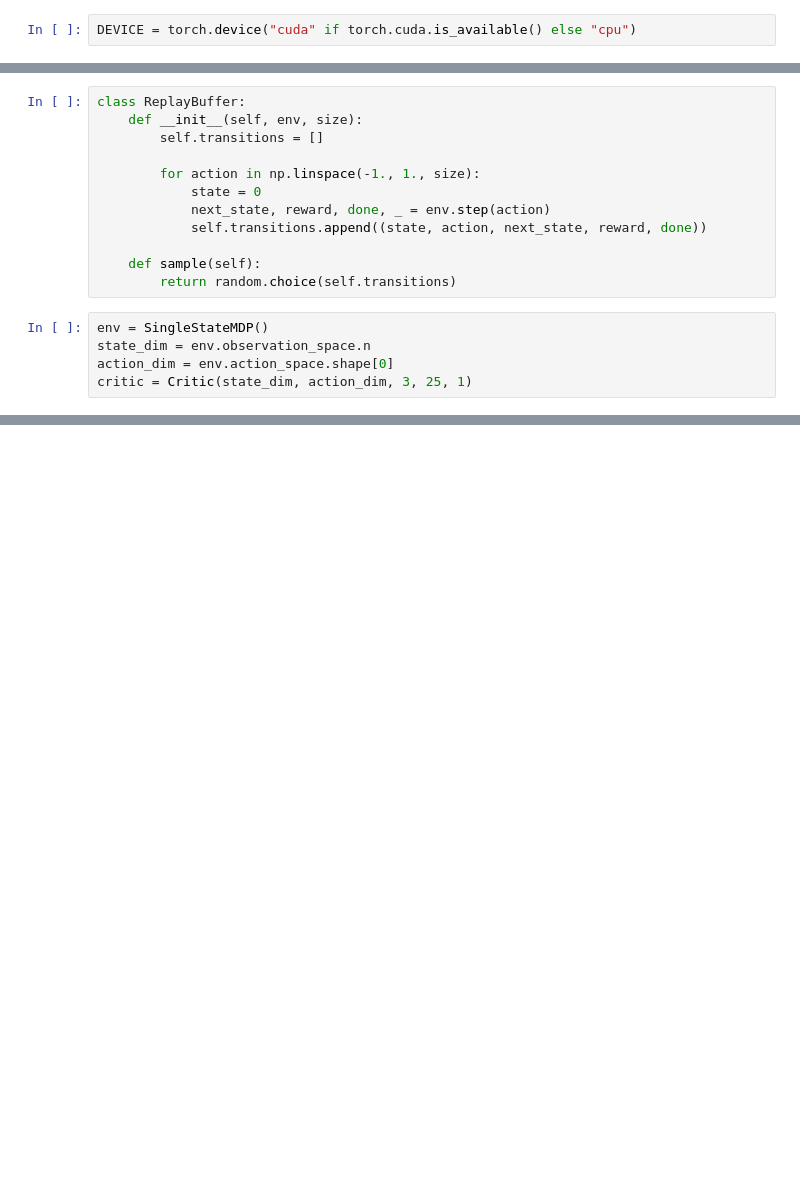
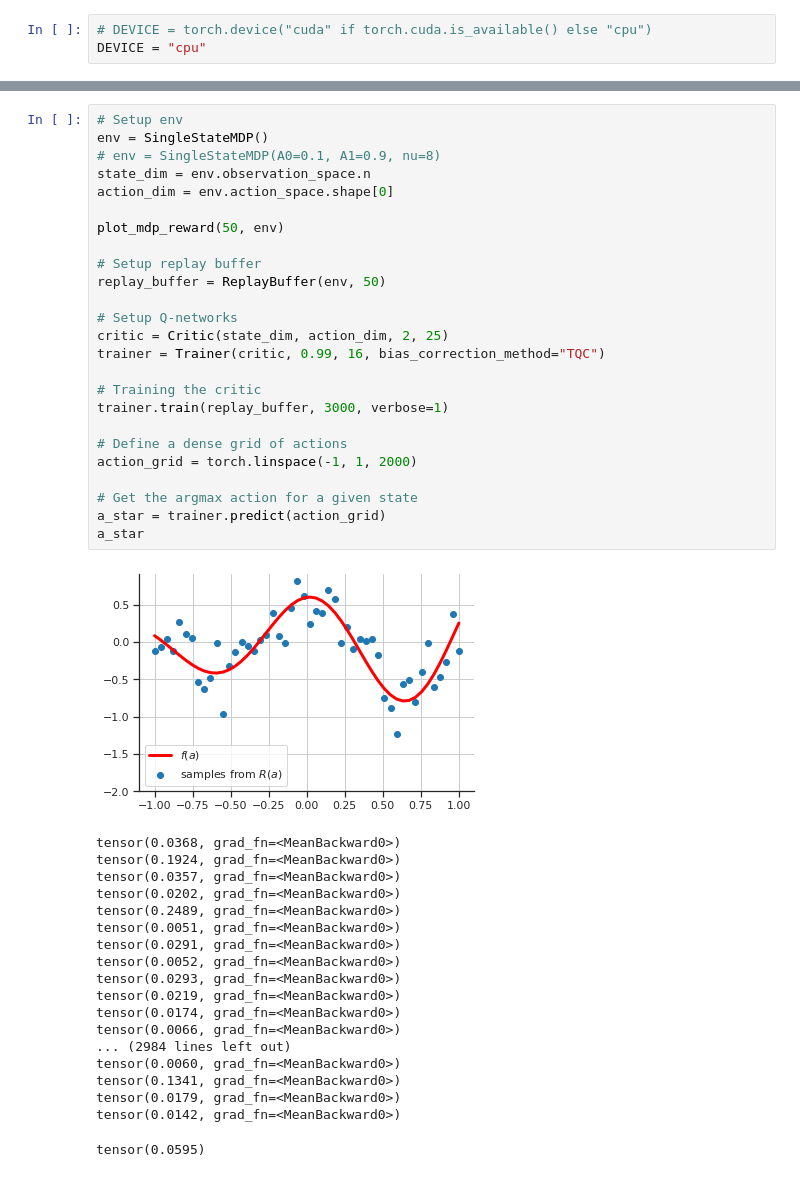
Before and after one commit to julesdubr/iar_tqc, a Jupyter notebook: toy.ipynb, the cells around one changed output, grey strips where cells are left out. Drawn from its saved outputs; the diff is of its cells as text; blank space fills up the shorter version.

Commit message:
trying to fix mdp training

```diff
--- a/toy.ipynb
+++ b/toy.ipynb
@@ -99,5 +9,6 @@ from single_state_mdp import SingleStateMDP
 import random
 # %%
-DEVICE = torch.device("cuda" if torch.cuda.is_available() else "cpu")
+# DEVICE = torch.device("cuda" if torch.cuda.is_available() else "cpu")
+DEVICE = "cpu"
 # %%
 def quantile_huber_loss_f(quantiles, samples):
@@ -176,17 +24,0 @@ class Critic(nn.Module):
-# %%
-class ReplayBuffer:
-    def __init__(self, env, size):
-        self.transitions = []
-
-        for action in np.linspace(-1., 1., size):
-            state = 0
-            next_state, reward, done, _ = env.step(action)
-            self.transitions.append((state, action, next_state, reward, done))
-
-    def sample(self):
-        return random.choice(self.transitions)
-# %%
-env = SingleStateMDP()
-state_dim = env.observation_space.n
-action_dim = env.action_space.shape[0]
-critic = Critic(state_dim, action_dim, 3, 25, 1)
@@ -192,0 +160,45 @@ critic = Critic(state_dim, action_dim, 3, 25, 1)
+# %%
+# Setup env
+env = SingleStateMDP()
+# env = SingleStateMDP(A0=0.1, A1=0.9, nu=8)
+state_dim = env.observation_space.n
+action_dim = env.action_space.shape[0]
+
+plot_mdp_reward(50, env)
+
+# Setup replay buffer
+replay_buffer = ReplayBuffer(env, 50)
+
+# Setup Q-networks
+critic = Critic(state_dim, action_dim, 2, 25)
+trainer = Trainer(critic, 0.99, 16, bias_correction_method="TQC")
+
+# Training the critic
+trainer.train(replay_buffer, 3000, verbose=1)
+
+# Define a dense grid of actions
+action_grid = torch.linspace(-1, 1, 2000)
+
+# Get the argmax action for a given state
+a_star = trainer.predict(action_grid)
+a_star
+# %% [output]
+[figure, added]
+tensor(0.0368, grad_fn=<MeanBackward0>)
+tensor(0.1924, grad_fn=<MeanBackward0>)
+tensor(0.0357, grad_fn=<MeanBackward0>)
+tensor(0.0202, grad_fn=<MeanBackward0>)
+tensor(0.2489, grad_fn=<MeanBackward0>)
+tensor(0.0051, grad_fn=<MeanBackward0>)
+tensor(0.0291, grad_fn=<MeanBackward0>)
+tensor(0.0052, grad_fn=<MeanBackward0>)
+tensor(0.0293, grad_fn=<MeanBackward0>)
+tensor(0.0219, grad_fn=<MeanBackward0>)
+tensor(0.0174, grad_fn=<MeanBackward0>)
+tensor(0.0066, grad_fn=<MeanBackward0>)
+... (2984 lines left out)
+tensor(0.0060, grad_fn=<MeanBackward0>)
+tensor(0.1341, grad_fn=<MeanBackward0>)
+tensor(0.0179, grad_fn=<MeanBackward0>)
+tensor(0.0142, grad_fn=<MeanBackward0>)
+tensor(0.0595)
```
Also changed, not shown: parts of 14 cells of this notebook, 6 other files.
